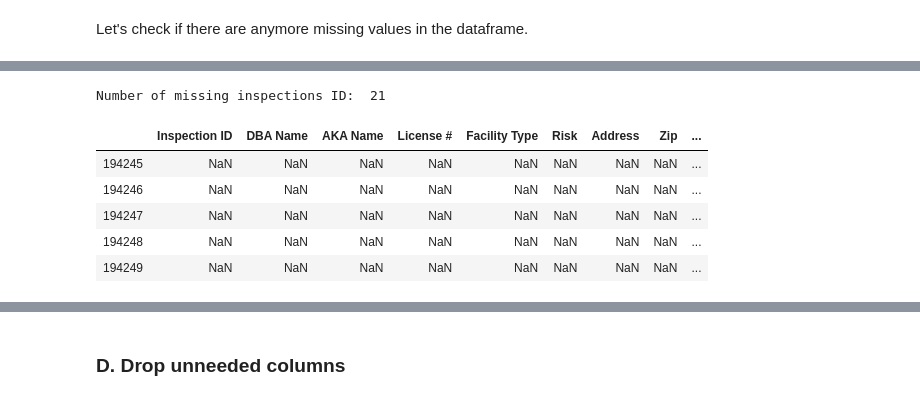
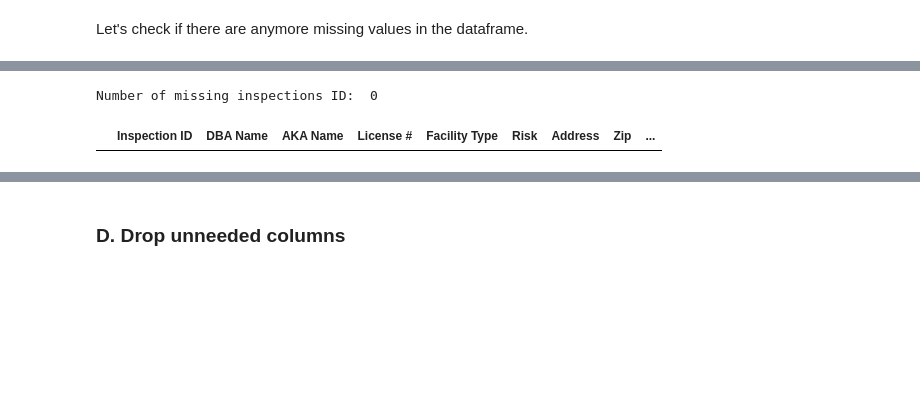
Before and after one commit to aaag97/ada-2019-project-databusters, a Jupyter notebook: Data Cleaning.ipynb, the cells around one changed output, grey strips where cells are left out. Drawn from its saved outputs; the diff is of its cells as text; code cells hidden in the pictures; blank space fills up the shorter version.

```diff
--- a/Data Cleaning.ipynb
+++ b/Data Cleaning.ipynb
@@ -317,15 +314,9 @@ Looking at the missing values, it make no sence to have entries where the Inspec
 # %%
 missing_inspections = inspections[inspections['Inspection ID'].isnull()]
 print("Number of missing inspections ID: ", len(missing_inspections))
-missing_inspections.head()
 # %% [output]
-Number of missing inspections ID:  21
+Number of missing inspections ID:  0
 |  | Inspection ID | DBA Name | AKA Name | License # | Facility Type | Risk | Address | Zip | ... |
-| 194245 | NaN | NaN | NaN | NaN | NaN | NaN | NaN | NaN | ... |
-| 194246 | NaN | NaN | NaN | NaN | NaN | NaN | NaN | NaN | ... |
-| 194247 | NaN | NaN | NaN | NaN | NaN | NaN | NaN | NaN | ... |
-| 194248 | NaN | NaN | NaN | NaN | NaN | NaN | NaN | NaN | ... |
-| 194249 | NaN | NaN | NaN | NaN | NaN | NaN | NaN | NaN | ... |
 # %%
 inspections.dropna(subset=['Inspection ID'],inplace = True)
 # %%
```
Also changed, not shown: parts of 70 cells of this notebook.
